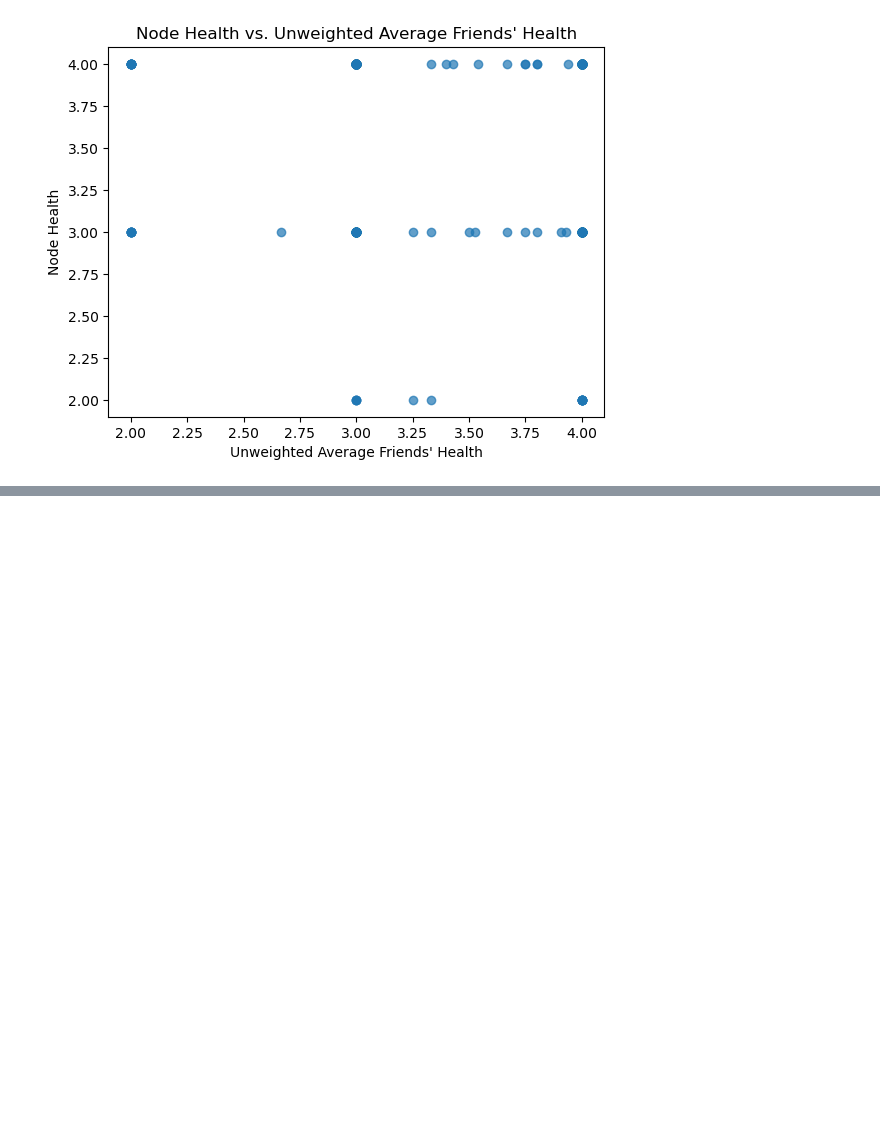
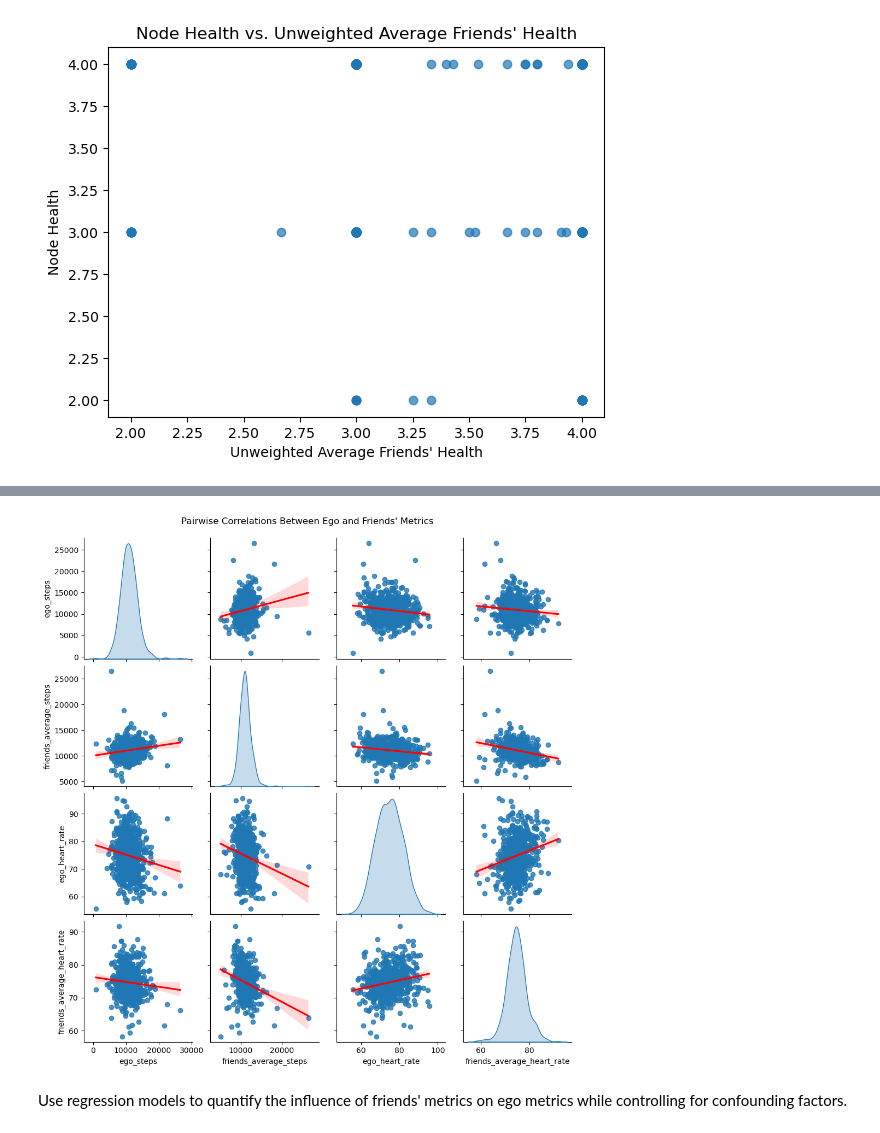
Before and after one commit to rohancshah21/cs6850-final-proj, a Jupyter notebook: analysis1/final_proj_prelim_analysis.ipynb, the cells around one changed output, grey strips where cells are left out. Cells and saved outputs as stored; diff of their text form; code cells hidden in the pictures; blank space fills up the shorter version.

```diff
--- a/analysis1/final_proj_prelim_analysis.ipynb
+++ b/analysis1/final_proj_prelim_analysis.ipynb
@@ -253,0 +415,14 @@ Pearson Correlation (Unweighted): -0.06, p-value: 2.68e-01
+# %%
+# Pair plot for steps and heart rate metrics
+sns.pairplot(
+    comparisons_df[['ego_steps', 'friends_average_steps', 'ego_heart_rate', 'friends_average_heart_rate']],
+    kind='reg',
+    diag_kind='kde',
+    plot_kws={'line_kws': {'color': 'red'}}
+)
+plt.suptitle("Pairwise Correlations Between Ego and Friends' Metrics", y=1.02)
+plt.show()
+# %% [output]
+[figure, added]
+# %% [markdown]
+Use regression models to quantify the influence of friends' metrics on ego metrics while controlling for confounding factors.
```
Also changed, not shown: parts of 10 cells of this notebook, 1 other file.
